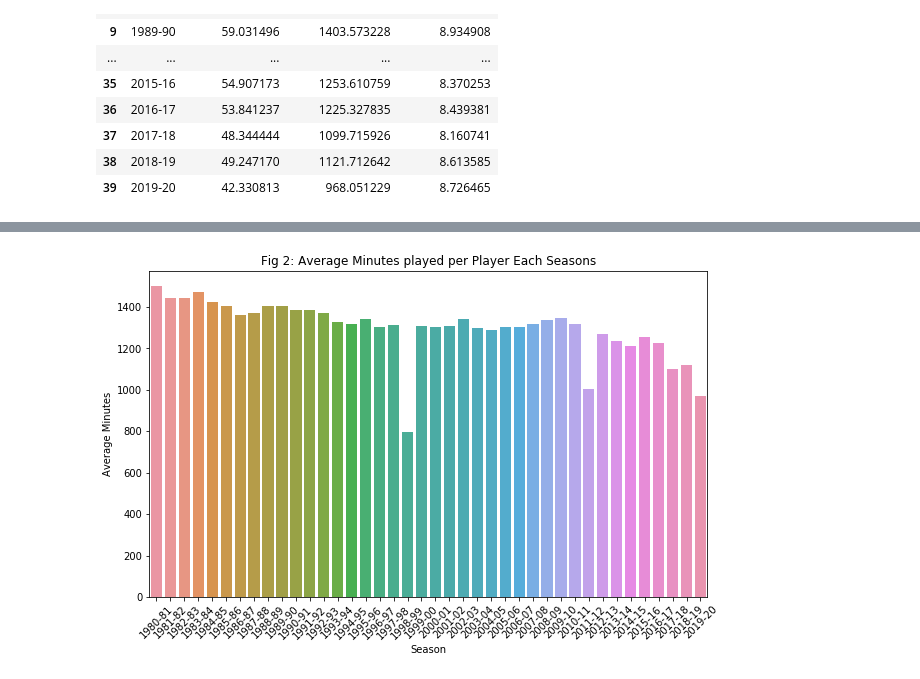
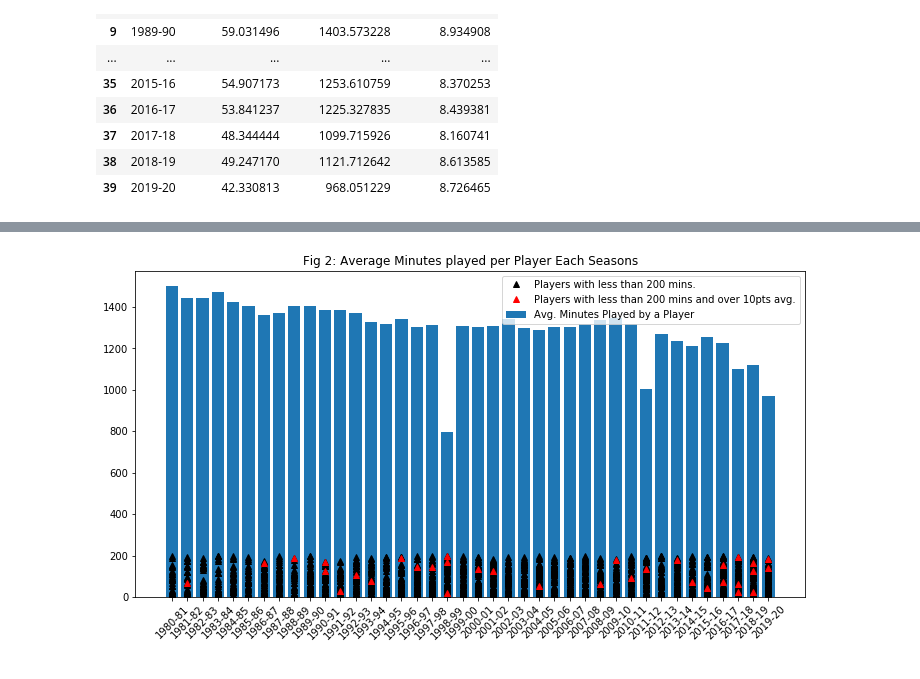
Before and after one commit to Pasindu19970808/NBAData, a Jupyter notebook: NBA_EDA.ipynb, the cells around one changed output, grey strips where cells are left out. Drawn from its saved outputs; the diff is of its cells as text; code cells hidden in the pictures.

Commit message:
missing data filling

```diff
--- a/NBA_EDA.ipynb
+++ b/NBA_EDA.ipynb
@@ -216,0 +217,8 @@ Players who played less than 20 games a season or less than 100 minutes in total
+# %%
+lessminutes = cleaning_data_set.loc[(cleaning_data_set["G"]<30) & (cleaning_data_set["G"].astype(float)*(cleaning_data_set["MP"].astype(float))<200)]
+lessminutes["Total Minutes"] = lessminutes["MP"].astype(float) * lessminutes["G"].astype(float)
+lessminutes["G"] = lessminutes["G"].astype(float)
+lessminutes["Total Minutes"] = lessminutes["Total Minutes"].astype(float)
+lessminutes["PTS"] = lessminutes["PTS"].astype(float)
+lessminutes
+#& (cleaning_data_set["PTS"]>10)
@@ -217,10 +244,11 @@ Players who played less than 20 games a season or less than 100 minutes in total
 # %%
-outliers = cleaning_data_set.loc[(cleaning_data_set["G"]<30) & (cleaning_data_set["PTS"]>10) & (cleaning_data_set["G"].astype(float)*(cleaning_data_set["MP"].astype(float))<200)]
-outliers["Total Minutes"] = outliers["MP"].astype(float) * outliers["G"].astype(float)
-outliers["G"] = outliers["G"].astype(float)
-outliers["Total Minutes"] = outliers["Total Minutes"].astype(float)
-outliers["PTS"] = outliers["PTS"].astype(float)
-outliers
+#excellent performers within theoutliers
+outliers_perf = cleaning_data_set.loc[(cleaning_data_set["G"]<30) & (cleaning_data_set["PTS"]>10) & (cleaning_data_set["G"].astype(float)*(cleaning_data_set["MP"].astype(float))<200)]
+outliers_perf["Total Minutes"] = outliers_perf["MP"].astype(float) * outliers_perf["G"].astype(float)
+outliers_perf["G"] = outliers_perf["G"].astype(float)
+outliers_perf["Total Minutes"] = outliers_perf["Total Minutes"].astype(float)
+outliers_perf["PTS"] = outliers_perf["PTS"].astype(float)
+outliers_perf
 # %% [output]
 |  | PlayerID | Name | Season | Age | Tm | Lg | Pos | G | GS | MP | ... | ... |
 | 551 | 104 | Gilbert Arenas | 2008-09 | 27.0 | WAS | NBA | PG | 2.0 | 2.0 | 31.5 | ... | ... |
@@ -299,9 +325,14 @@ plt.show()
 # %%
-fig,ax_minutes = plt.subplots(1,1,figsize = (10,6))
-sns.barplot(x = "Season", y = "Average Minutes",data = seasonal_stats,ax = ax_minutes)
-labels = ax_minutes.get_xticklabels()
+fig,ax_minutes = plt.subplots(1,1,figsize = (12,6))
+ax_minutes.bar(seasonal_stats["Season"],seasonal_stats["Average Minutes"], label="Avg. Minutes Played by a Player")
+#sns.barplot(x = "Season", y = "Average Games",data = seasonal_stats,ax = ax_games)
+ax_minutes.plot(lessminutes["Season"],lessminutes["Total Minutes"],'k^', label = 'Players with less than 200 mins.')
+ax_minutes.plot(outliers_perf["Season"],outliers_perf["Total Minutes"],'r^', label = 'Players with less than 200 mins and over 10pts avg.')
+#sns.swarmplot(x = "Season", y = "G", data = outliers,size = 10, ax = ax_games)
+labels = seasonal_stats["Season"].unique().tolist()
 ax_minutes.set_xticklabels(labels, rotation = 45)
 ax_minutes.set_title("Fig 2: Average Minutes played per Player Each Seasons")
+ax_minutes.legend()
 plt.show()
 # %% [output]
-[figure, old version]
+[figure, new version]
```
Also changed, not shown: parts of 24 cells of this notebook, 1 other file.
